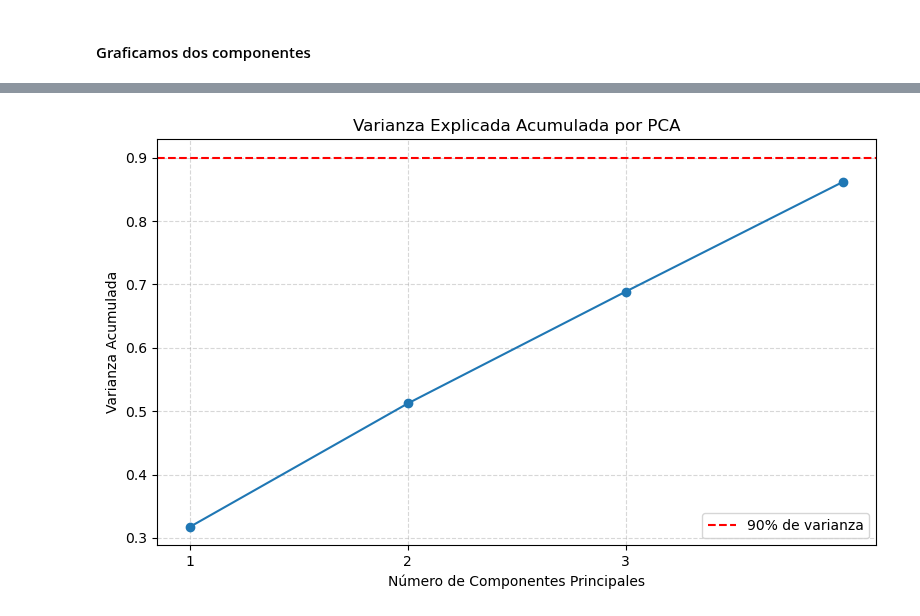
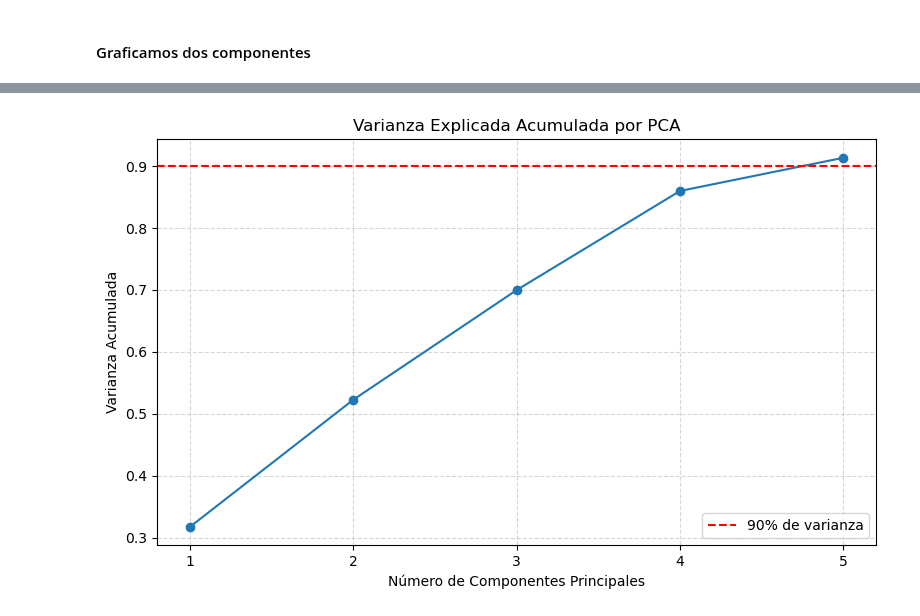
Before and after one commit to FIUBA-Posgrado-Inteligencia-Artificial/CEIA_Analisis_de_datos, a Jupyter notebook: notebooks/clase_07_taller_parte_2.ipynb, the cells around one changed output, grey strips where cells are left out. Cells and saved outputs as stored; diff of their text form; code cells hidden in the pictures.

```diff
--- a/notebooks/clase_07_taller_parte_2.ipynb
+++ b/notebooks/clase_07_taller_parte_2.ipynb
@@ -140,7 +160,12 @@ Ahora combinamos los datasets de carreras consolidado ("result") y de informaci
 # %%
-result['EventName'] = result['EventName'].astype(str)
-circuitos['GrandPrix'] = circuitos['GrandPrix'].astype(str)
+# Agregamos los datos de la qualy
+result = result.merge(
+    datos_qualy,
+    how='left',
+    on=['EventName', 'Driver']
+)
 
+# Agregamos los datos de las pistas
 result = result.merge(
     circuitos,
     how='left',
@@ -336,7 +361,7 @@ Conclusión: no se observan outliers.
 # %%
 # Creo grupos de variables con las que requieren el mismo tratamiento
 numericas = [
-    'Avg_LapTime', 'Fastest_LapTime', 'AvgSpeedI1', 'AvgSpeedI2',
+    'QualyAvg_LapTime', 'QualyFastest_LapTime', 'QualyAvgSpeedI1', 'QualyAvgSpeedI2',
     'Avg_TrackTemp', 'Avg_AirTemp', 'Avg_Humidity', 'Laps',
     'CircuitLength_km', 'RaceDistance_km', 'LapRecord_s', 'RainLikelihood',
     'DRSzones'
@@ -406,9 +431,8 @@ Transformaciones categóricas:
 Defino pipelines intermedias para transformar grupos de variables:
 # %%
 transformar_numericas = Pipeline(steps=[
-    ('imputer', SimpleImputer(strategy='median')),
-    # No lo aplicamos por no tener outliers, pero aquí hay un ejemplo que se podría aplicar:
-    #('outlier_handler', QuantileTransformer(output_distribution='normal'))
+    ('imputer', SimpleImputer(strategy='median')), # Ejemplo de imputación
+    ('outlier_handler', QuantileTransformer(output_distribution='normal')),
     ('scaler', StandardScaler())
 ])
 
@@ -418,7 +442,7 @@ def convertir_a_string(X):
 
 transformar_ordinales = Pipeline(steps=[
     ('to_str', FunctionTransformer(convertir_a_string, validate=False)),
-    ('imputer', SimpleImputer(strategy='most_frequent')),
+    ('imputer', SimpleImputer(strategy='most_frequent')),# Ejemplo de imputación
     ('ordinal', OrdinalEncoder(handle_unknown='use_encoded_value', unknown_value=-1)),
     ('scaler', StandardScaler())
 ])
@@ -426,7 +450,7 @@ transformar_ordinales = Pipeline(steps=[
 
 transformar_bajacard = Pipeline(steps=[
     ('to_str', FunctionTransformer(convertir_a_string, validate=False)),
-    ('imputer', SimpleImputer(strategy='most_frequent')),
+    ('imputer', SimpleImputer(strategy='most_frequent')), # Ejemplo de imputación
     ('onehot', OneHotEncoder(drop='first', handle_unknown='ignore'))  # drop=first para reducir los features
 ])
 
@@ -434,7 +458,7 @@ transformar_nominales = Pipeline(steps=[
     # El primer paso a string lo agregué porque me daba un error
     # de tipo de dato las categóricas y con esto lo fuerzo
     ('to_str', FunctionTransformer(convertir_a_string, validate=False)),
-    ('imputer', SimpleImputer(strategy='most_frequent')),
+    ('imputer', SimpleImputer(strategy='most_frequent')), # Ejemplo de imputación
     ('target_encoder', TargetEncoder(handle_unknown='value')), # Si se encuentra con una categoría desconocida, codifica con la media global del set de entrenamiento
     ('scaler', StandardScaler()),
 ])
@@ -590,12 +614,12 @@ Shape del dataset de test después de la selección): (99, 10)
 #### PCA
 # %%
 # Aplicar PCA
-pca = PCA(n_components=4)
+pca = PCA(n_components=5)
 #components = pca.fit_transform(X_train_preproc) # Hacer PCA sobre el dataset sin filtrar
 components = pca.fit_transform(X_train_selected) # Hacer PCA sobre el dataset filtrado por inf. mutua
 
 # Resultado como DataFrame para graficar o analizar
-df_components = pd.DataFrame(components, columns=['PC1', 'PC2','PC3', 'PC4'])
+df_components = pd.DataFrame(components, columns=['PC1', 'PC2','PC3', 'PC4', 'PC5'])
 df_components['Winner'] = y_train_raw
 # %%
 df_components
@@ -639,15 +663,15 @@ array([0.31759635, 0.5122804 , 0.68865629, 0.86225404])
 # %%
 # Gráfico
 plt.figure(figsize=(8, 5))
 plt.plot(range(1, len(cumulative_var) + 1), cumulative_var, marker='o', linestyle='-')
 plt.xlabel('Número de Componentes Principales')
 plt.ylabel('Varianza Acumulada')
 plt.title('Varianza Explicada Acumulada por PCA')
 plt.axhline(y=0.9, color='red', linestyle='--', label='90% de varianza')
 plt.grid(True, linestyle='--', alpha=0.5)
-plt.xticks([1, 2, 3])
+plt.xticks([1, 2, 3, 4, 5])
 plt.legend()
 plt.tight_layout()
 plt.show()
 # %% [output]
-[figure, old version]
+[figure, new version]
```
Also changed, not shown: parts of 25 cells of this notebook, 2 other files.
